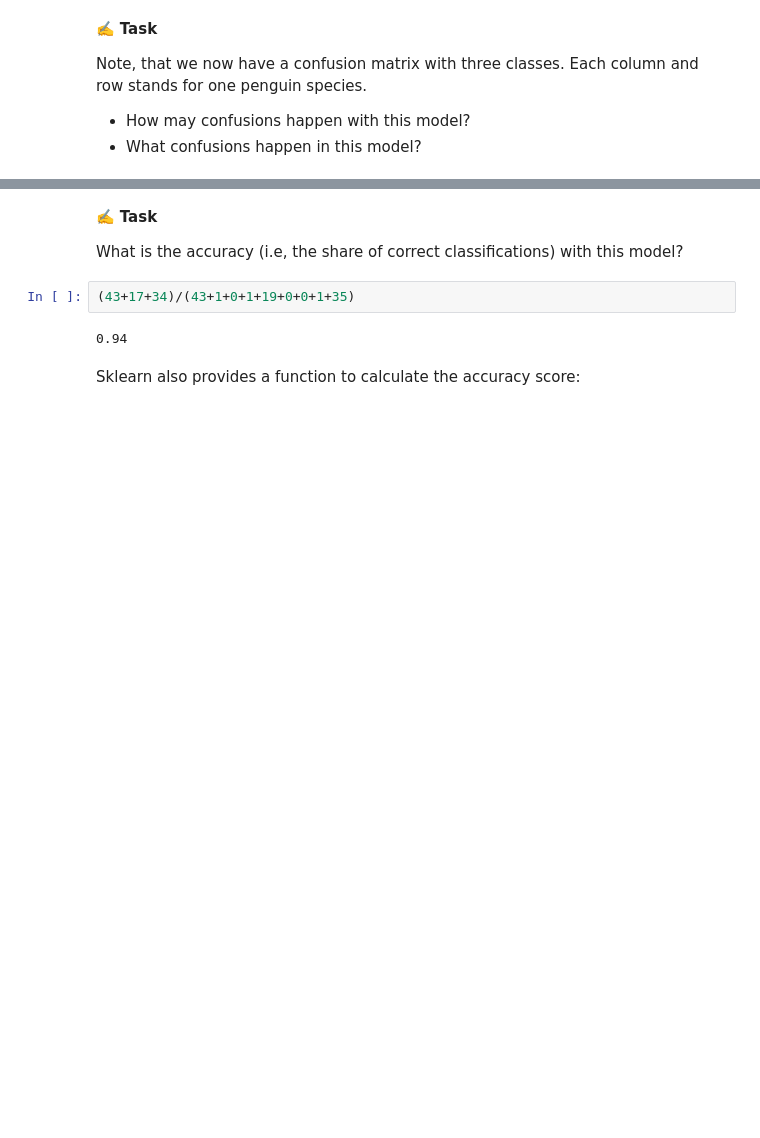
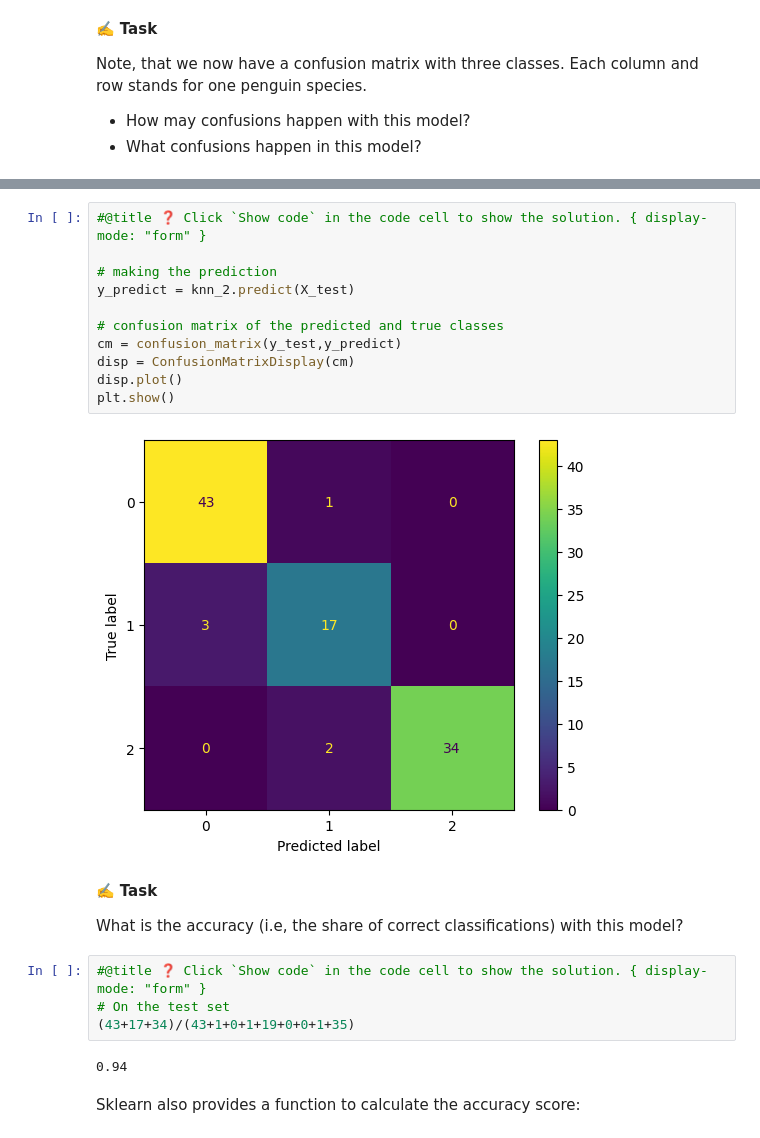
Before and after one commit to jhumci/BLT_BDS, a Jupyter notebook: 7_Data_Science.ipynb, the cells around one changed output, grey strips where cells are left out. Saved outputs shown, nothing was run; the diff lists cells and outputs as text; blank space fills up the shorter version.

```diff
--- a/7_Data_Science.ipynb
+++ b/7_Data_Science.ipynb
@@ -189,8 +209,23 @@ Note, that we now have a confusion matrix with three classes. Each column and ro
+# %%
+#@title ❓ Click `Show code` in the code cell to show the solution. { display-mode: "form" }
+
+# making the prediction
+y_predict = knn_2.predict(X_test)
+
+# confusion matrix of the predicted and true classes
+cm = confusion_matrix(y_test,y_predict)
+disp = ConfusionMatrixDisplay(cm)
+disp.plot()
+plt.show()
+# %% [output]
+[figure, added]
 # %% [markdown]
 ✍️ **Task**
 
 What is the accuracy (i.e, the share of correct classifications) with this model?
 # %%
+#@title ❓ Click `Show code` in the code cell to show the solution. { display-mode: "form" }
+# On the test set
 (43+17+34)/(43+1+0+1+19+0+0+1+35)
 # %% [output]
 0.94
```
Also changed, not shown: parts of 26 cells of this notebook, 3 other files.
